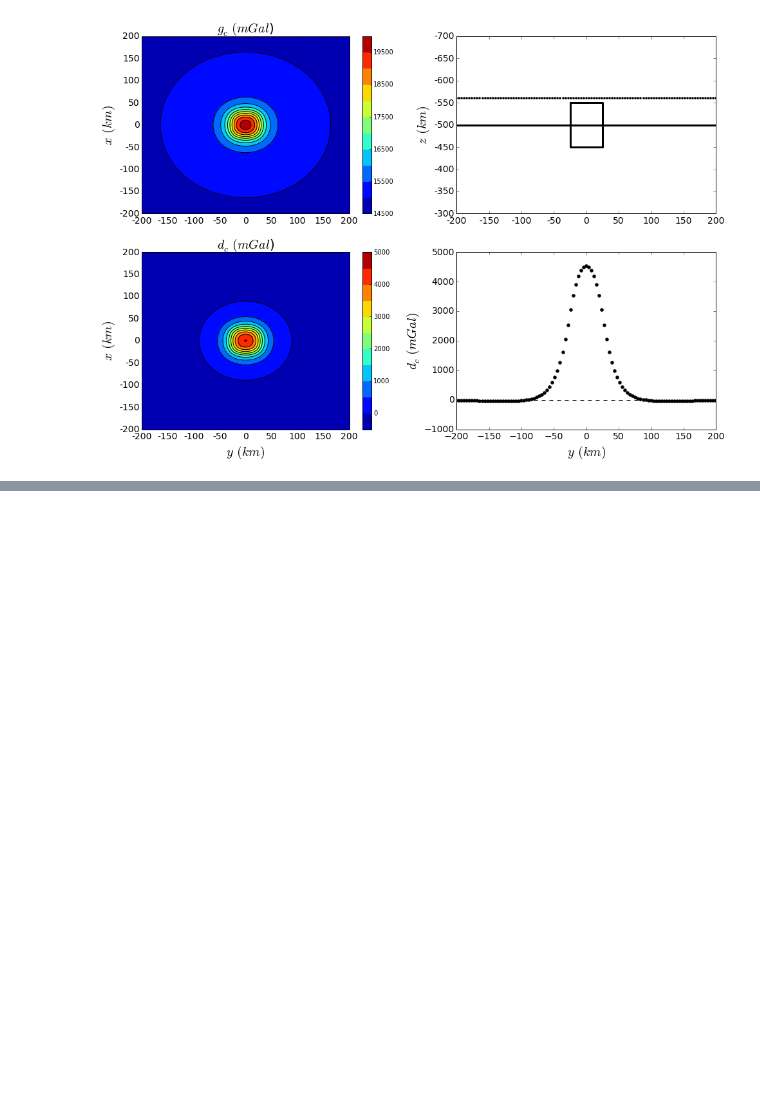
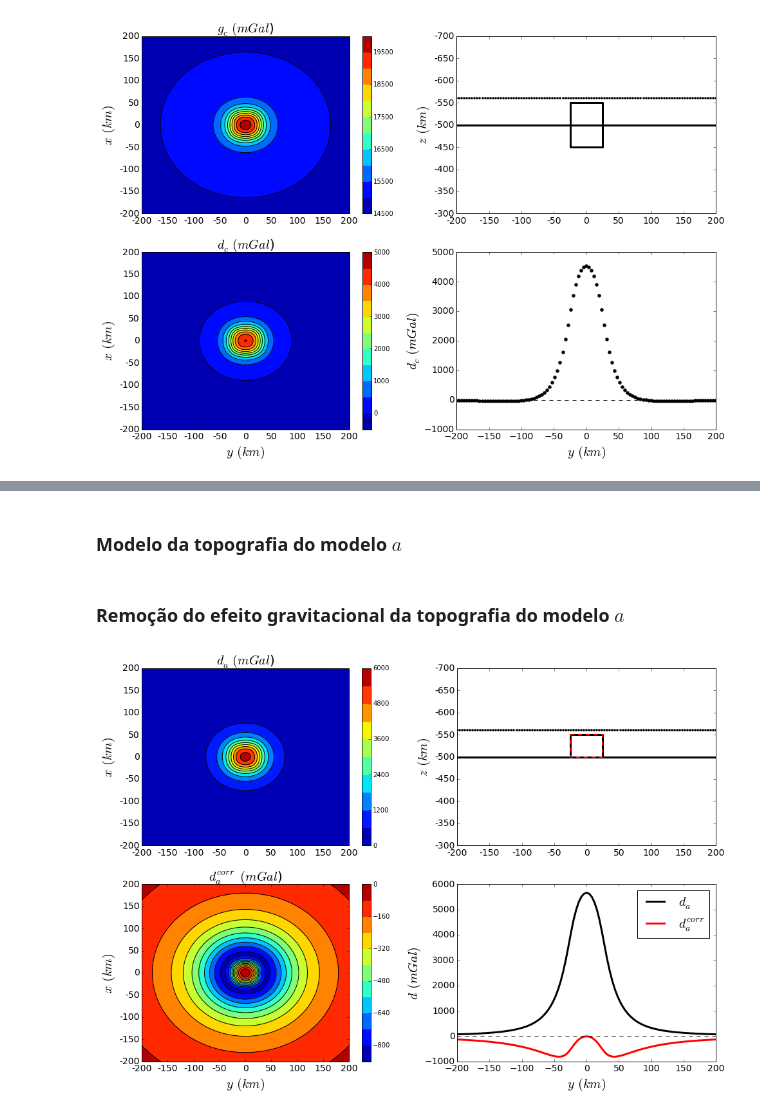
Before and after one commit to birocoles/Disciplina-metodos-potenciais, a Jupyter notebook: Aulas/Cuboide_Normal/Cuboide.ipynb, the cells around one changed output, grey strips where cells are left out. Saved outputs shown, nothing was run; the diff lists cells and outputs as text; code cells hidden in the pictures; blank space fills up the shorter version.

```diff
--- a/Aulas/Cuboide_Normal/Cuboide.ipynb
+++ b/Aulas/Cuboide_Normal/Cuboide.ipynb
@@ -22,7 +22,8 @@ L = 1000000
 
 #modelo 3D
 z0 = -0.5*L
-CN = [mesher.Prism(-0.5*L, 0.5*L, -0.5*L, 0.5*L, z0, z0+L, props={'density': 1000})]
+rhon = 1000
+CN = [mesher.Prism(-0.5*L, 0.5*L, -0.5*L, 0.5*L, z0, z0+L, props={'density': rhon})]
 
 MCN = 1000.0*L**3
 
@@ -83,6 +84,7 @@ mpl.show()
 CA = list(CN)
 
 l = 0.05*L
+rhoa = 10000
 
 X11 = -0.5*l
 X12 = 0.5*l
@@ -98,8 +100,8 @@ Y22 = 0.5*l
 Z21 = z0+L-l
 Z22 = z0+L
 
-CA.append(mesher.Prism(X11, X12, Y11, Y12, Z11, Z12, props={'density': 10000}))
-CA.append(mesher.Prism(X21, X22, Y21, Y22, Z21, Z22, props={'density': -10000}))
+CA.append(mesher.Prism(X11, X12, Y11, Y12, Z11, Z12, props={'density': rhoa}))
+CA.append(mesher.Prism(X21, X22, Y21, Y22, Z21, Z22, props={'density': -rhoa}))
 
 #modelo 2D
 CA2D = list(CN2D)
@@ -642,0 +649,2 @@ mpl.tight_layout(pad=2)
+# %% [markdown]
+### Modelo da topografia do modelo $a$
@@ -642,0 +666,70 @@ mpl.tight_layout(pad=2)
+# %% [markdown]
+### Remoção do efeito gravitacional da topografia do modelo $a$
+# %%
+ta = np.sqrt(prism.gx(xp, yp, zp, TA)**2 + \
+             prism.gy(xp, yp, zp, TA)**2 + \
+             prism.gz(xp, yp, zp, TA)**2)
+# %%
+dacorr = da - ta
+# %%
+mpl.close('all')
+mpl.figure(figsize=(14,10))
+
+mpl.subplot(2,2,1)
+mpl.title('$d_{a} \, (mGal$)', fontsize=20)
+nlevels = mpl.contourf(yp, xp, da, shape, 10)
+mpl.colorbar()
+mpl.contour(yp, xp, da, shape, nlevels, color='k',
+            linewidth=1, clabel=False)
+mpl.ylim(area[0], area[1])
+mpl.xlim(area[2], area[3])
+mpl.ylabel('$x \, (km)$', fontsize=20)
+mpl.xticks(fontsize=14, )
+mpl.yticks(fontsize=14)
+mpl.m2km()
+
+mpl.subplot(2,2,2)
+for i, p in enumerate(CA2D):
+    mpl.polygon(p, style='-k', linewidth=3)
+for i, p in enumerate(TA2D):
+    mpl.polygon(p, style='--r', linewidth=2)
+mpl.plot(yp[perfil], zp[perfil], 'ko', markersize=3)
+mpl.xlim(area[2], area[3])
+mpl.ylim(lambida+z0, -lambida+z0)
+#mpl.xlabel('$y \, (km)$', fontsize=20)
+mpl.ylabel('$z \, (km)$', fontsize=20)
+mpl.xticks(fontsize=14)
+mpl.yticks(fontsize=14)
+mpl.m2km()
+
+mpl.subplot(2,2,3)
+mpl.title('$d_{a}^{corr} \, (mGal$)', fontsize=20)
+nlevels = mpl.contourf(yp, xp, dacorr, shape, 10)
+mpl.colorbar()
+mpl.contour(yp, xp, dacorr, shape, nlevels, color='k',
+            linewidth=1, clabel=False)
+mpl.ylim(area[0], area[1])
+mpl.xlim(area[2], area[3])
+mpl.xlabel('$y \, (km)$', fontsize=20)
+mpl.ylabel('$x \, (km)$', fontsize=20)
+mpl.xticks(fontsize=14, )
+mpl.yticks(fontsize=14)
+mpl.m2km()
+
+mpl.subplot(2,2,4)
+mpl.plot(0.001*yp[perfil], da[perfil], 'k-',
+         linewidth=3, label='$d_{a}$')
+mpl.plot(0.001*yp[perfil], dacorr[perfil], 'r-',
+         linewidth=3, label='$d_{a}^{corr}$')
+mpl.paths([[0.001*area[2], 0.0]], [[0.001*area[3], 0.0]], 'k--')
+mpl.xlim(0.001*area[2], 0.001*area[3])
+#mpl.ylim(-lambida+z0, lambida+z0)
+mpl.xlabel('$y \, (km)$', fontsize=20)
+mpl.ylabel('$d \, (mGal)$', fontsize=20)
+mpl.xticks(fontsize=14)
+mpl.yticks(fontsize=14)
+mpl.legend(loc='best', fontsize=20)
+
+mpl.tight_layout(pad=2)
+# %% [output]
+[figure, added]
```
Also changed, not shown: parts of 5 cells of this notebook.
